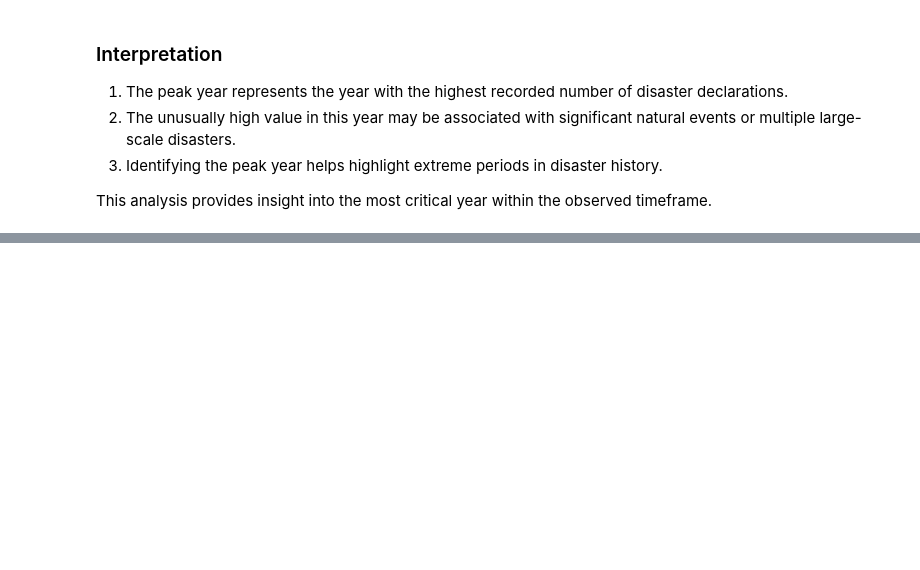
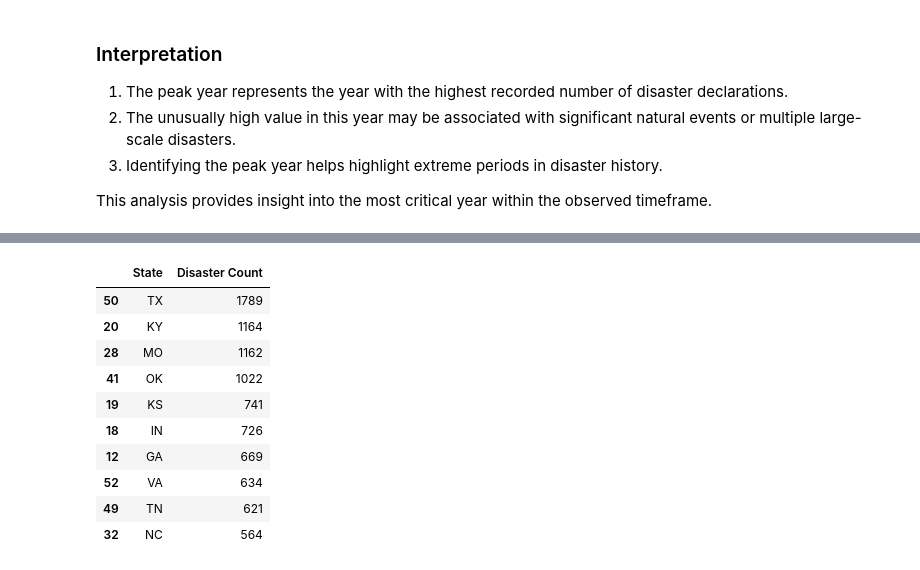
Before and after one commit to GKSJ19/USND, a Jupyter notebook: notebooks/analysis.ipynb, the cells around one changed output, grey strips where cells are left out. Saved outputs shown, nothing was run; the diff lists cells and outputs as text; code cells hidden in the pictures; blank space fills up the shorter version.

```diff
--- a/notebooks/analysis.ipynb
+++ b/notebooks/analysis.ipynb
@@ -267,0 +293,16 @@ This analysis provides insight into the most critical year within the observed t
+# %%
+state_counts = df.groupby('State').size().reset_index(name='Disaster Count')
+
+state_counts.sort_values(by='Disaster Count', ascending=False).head(10)
+# %% [output]
+|  | State | Disaster Count |
+| 50 | TX | 1789 |
+| 20 | KY | 1164 |
+| 28 | MO | 1162 |
+| 41 | OK | 1022 |
+| 19 | KS | 741 |
+| 18 | IN | 726 |
+| 12 | GA | 669 |
+| 52 | VA | 634 |
+| 49 | TN | 621 |
+| 32 | NC | 564 |
```
Also changed, not shown: parts of 28 cells of this notebook, 1 other file.
